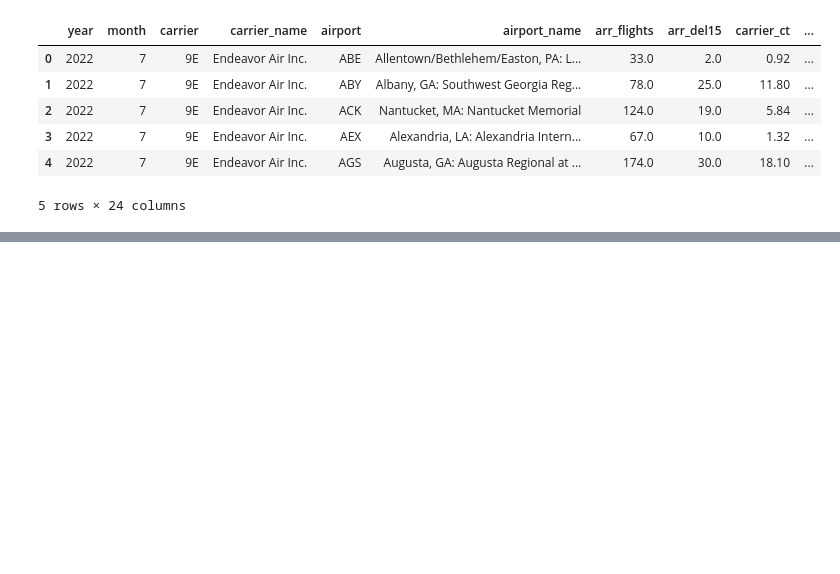
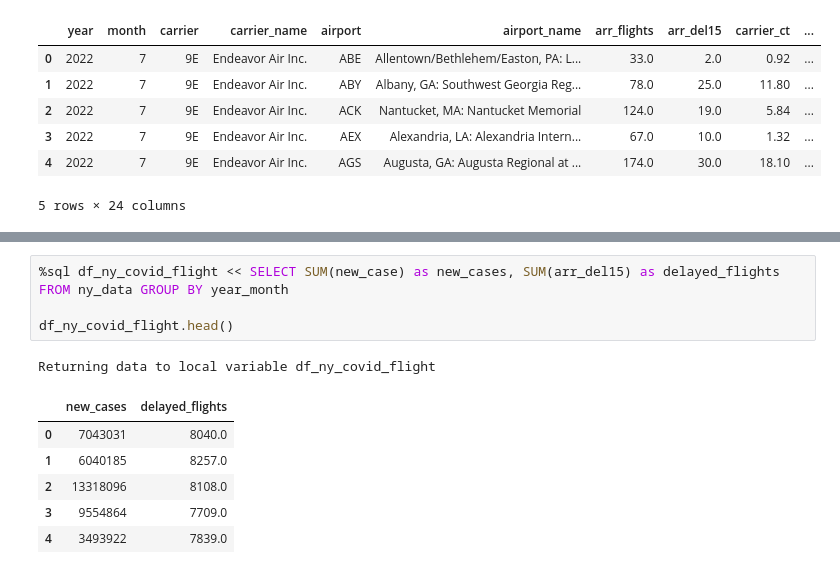
Before and after one commit to maddiklancher/2950Project, a Jupyter notebook: project2950-phase2.ipynb, the cells around one changed output, grey strips where cells are left out. Drawn from its saved outputs; the diff is of its cells as text; blank space fills up the shorter version.

```diff
--- a/project2950-phase2.ipynb
+++ b/project2950-phase2.ipynb
@@ -510,0 +522,12 @@ Returning data to local variable df_covid_flight
+# %%
+%sql df_ny_covid_flight << SELECT SUM(new_case) as new_cases, SUM(arr_del15) as delayed_flights FROM ny_data GROUP BY year_month
+
+df_ny_covid_flight.head()
+# %% [output]
+Returning data to local variable df_ny_covid_flight
+|  | new_cases | delayed_flights |
+| 0 | 7043031 | 8040.0 |
+| 1 | 6040185 | 8257.0 |
+| 2 | 13318096 | 8108.0 |
+| 3 | 9554864 | 7709.0 |
+| 4 | 3493922 | 7839.0 |
```
Also changed, not shown: parts of 7 cells of this notebook, 2 other files.
